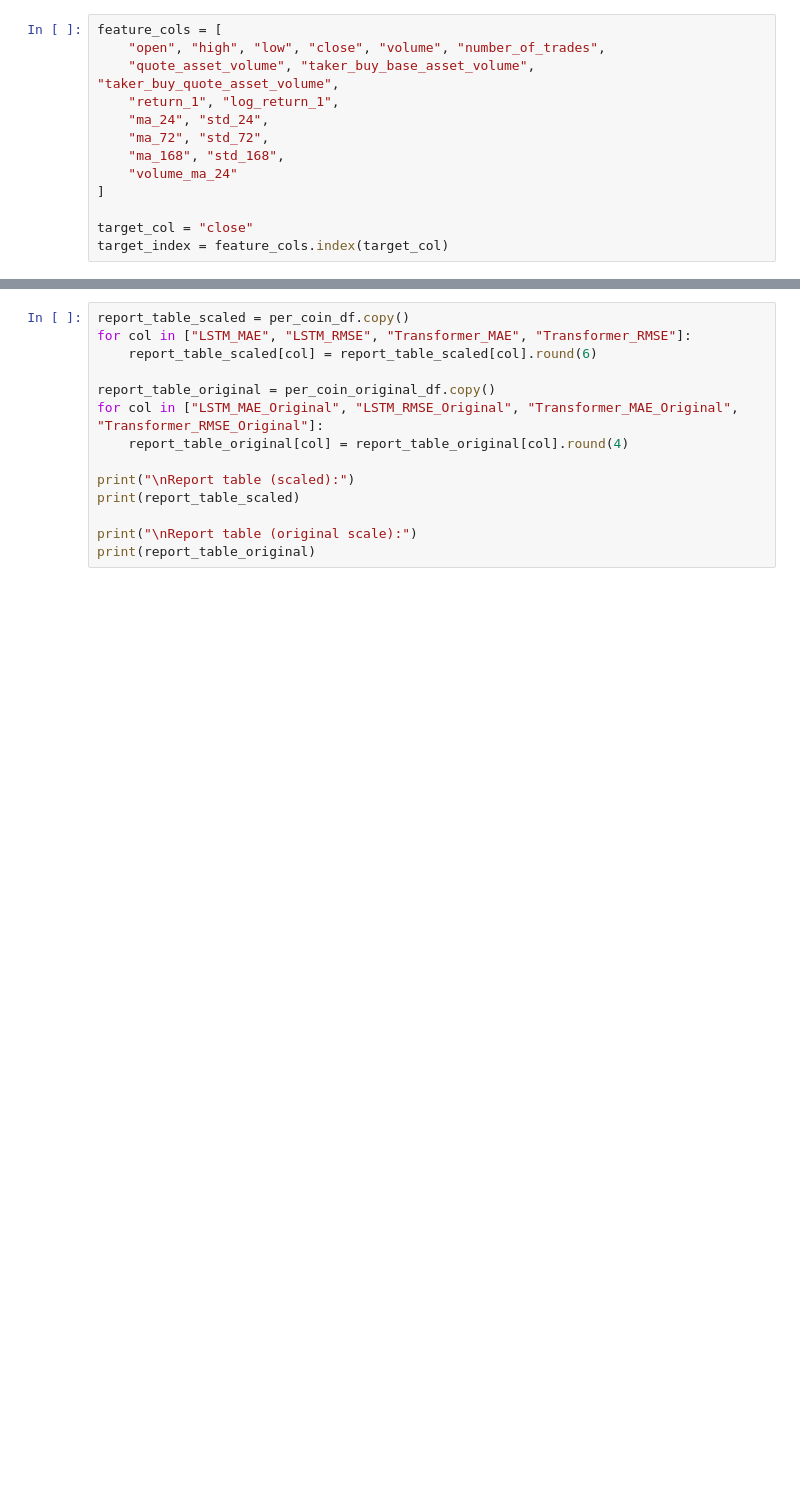
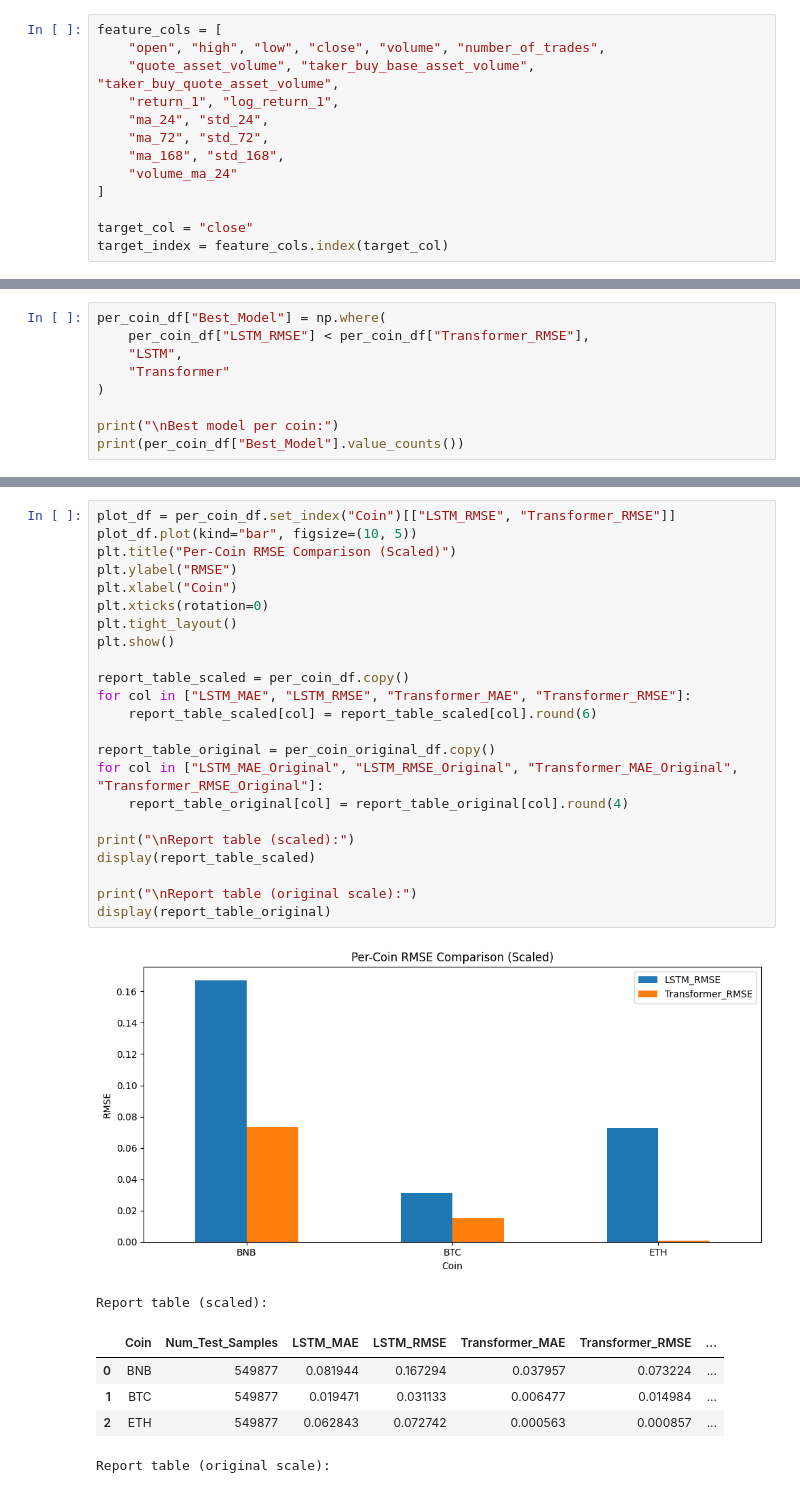
Before and after one commit to Hamed-Ahmadinia/crypto-project, a Jupyter notebook: crypto_api_lstm_puhti_Ahmadinia.ipynb, the cells around one changed output, grey strips where cells are left out. Drawn from its saved outputs; the diff is of its cells as text; blank space fills up the shorter version.

```diff
--- a/crypto_api_lstm_puhti_Ahmadinia.ipynb
+++ b/crypto_api_lstm_puhti_Ahmadinia.ipynb
@@ -966,0 +1103,9 @@ print(per_coin_original_df.round(4))
+# %%
+per_coin_df["Best_Model"] = np.where(
+    per_coin_df["LSTM_RMSE"] < per_coin_df["Transformer_RMSE"],
+    "LSTM",
+    "Transformer"
+)
+
+print("\nBest model per coin:")
+print(per_coin_df["Best_Model"].value_counts())
@@ -1016,14 +1260,31 @@ plt.show()
 # %%
+plot_df = per_coin_df.set_index("Coin")[["LSTM_RMSE", "Transformer_RMSE"]]
+plot_df.plot(kind="bar", figsize=(10, 5))
+plt.title("Per-Coin RMSE Comparison (Scaled)")
+plt.ylabel("RMSE")
+plt.xlabel("Coin")
+plt.xticks(rotation=0)
+plt.tight_layout()
+plt.show()
+
 report_table_scaled = per_coin_df.copy()
 for col in ["LSTM_MAE", "LSTM_RMSE", "Transformer_MAE", "Transformer_RMSE"]:
     report_table_scaled[col] = report_table_scaled[col].round(6)
 
 report_table_original = per_coin_original_df.copy()
 for col in ["LSTM_MAE_Original", "LSTM_RMSE_Original", "Transformer_MAE_Original", "Transformer_RMSE_Original"]:
     report_table_original[col] = report_table_original[col].round(4)
 
 print("\nReport table (scaled):")
-print(report_table_scaled)
+display(report_table_scaled)
 
 print("\nReport table (original scale):")
-print(report_table_original)
+display(report_table_original)
+# %% [output]
+[figure, added]
+Report table (scaled):
+|  | Coin | Num_Test_Samples | LSTM_MAE | LSTM_RMSE | Transformer_MAE | Transformer_RMSE | ... |
+| 0 | BNB | 549877 | 0.081944 | 0.167294 | 0.037957 | 0.073224 | ... |
+| 1 | BTC | 549877 | 0.019471 | 0.031133 | 0.006477 | 0.014984 | ... |
+| 2 | ETH | 549877 | 0.062843 | 0.072742 | 0.000563 | 0.000857 | ... |
+Report table (original scale):
```
Also changed, not shown: parts of 44 cells of this notebook.
